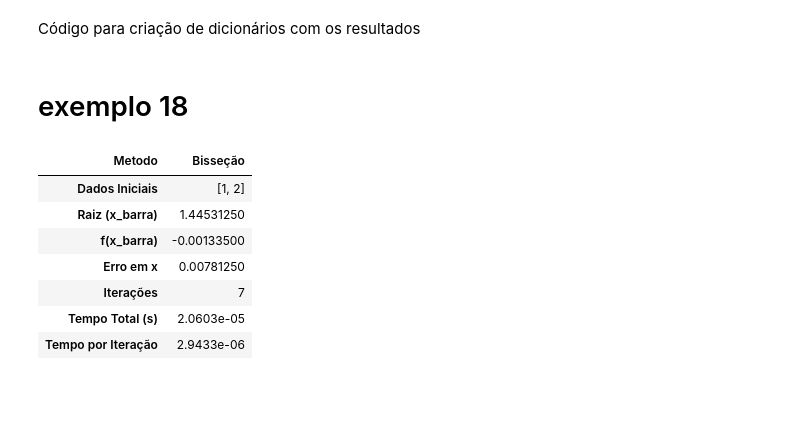
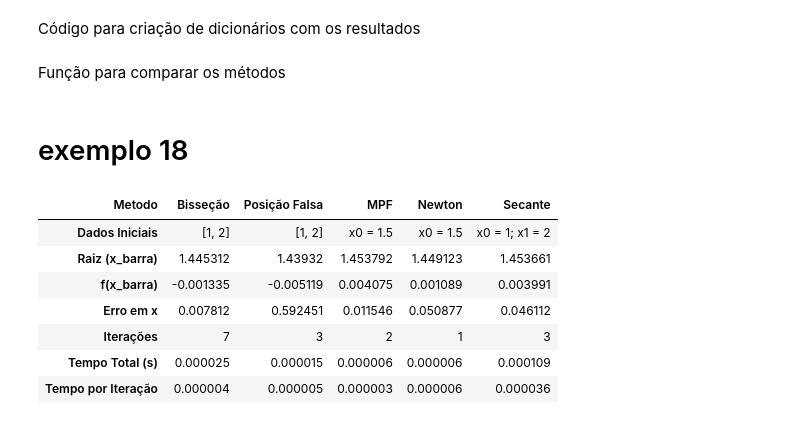
Before and after one commit to Itallo0708/Computational-Mathematics, a Jupyter notebook: notebooks/Atividade_2_1_Zero_reais_de_funções_reais.ipynb, the cells around one changed output. Drawn from its saved outputs; the diff is of its cells as text; code cells hidden in the pictures; blank space fills up the shorter version.

Commit message:
Adiciona até o exemplo 21 da questão A

```diff
--- a/notebooks/Atividade_2_1_Zero_reais_de_funções_reais.ipynb
+++ b/notebooks/Atividade_2_1_Zero_reais_de_funções_reais.ipynb
@@ -356,3 +356,5 @@ def criar_dicionario(nome_metodo, dados_iniciais_str, tupla_resultados):
         'Tempo Total (s)': t_total,
         'Tempo por Iteração': t_medio
     }
+# %% [markdown]
+Função para comparar os métodos
@@ -359,28 +393,31 @@ def criar_dicionario(nome_metodo, dados_iniciais_str, tupla_resultados):
 # %% [markdown]
 # exemplo 18
-# %%
-def funcao_exemplo18(x):
-  return math.exp(-(x**2)) - math.cos(x)
-
-a = 1
-b = 2
-epsilon = 10 ** (-2)
-
-resultados_bissecao = metodo_bissecao(funcao_exemplo18, a, b, epsilon)
-dict_bissecao = criar_dicionario("Bisseção", f"[{a}, {b}]", resultados_bissecao)
-
-lista_resultados = [dict_bissecao]
-
-
-tabela_exemplo18 = gerar_tabela_comparativa(lista_resultados)
-
-display(tabela_exemplo18)
-# %% [output]
-| Metodo | Bisseção |
-| Dados Iniciais | [1, 2] |
-| Raiz (x_barra) | 1.44531250 |
-| f(x_barra) | -0.00133500 |
-| Erro em x | 0.00781250 |
-| Iterações | 7 |
-| Tempo Total (s) | 2.0603e-05 |
-| Tempo por Iteração | 2.9433e-06 |
+# %%
+# dados do exemplo 18
+a = 1
+b = 2
+epsilon = 10 ** (-2)
+x0_mpf = 1.5
+x0_newton = 1.5
+x0_secante = 1
+x1_secante = 2
+
+def funcao_exemplo18(x):
+  return math.exp(-(x**2)) - math.cos(x)
+
+def phi_exemplo18(x):
+  return math.cos(x) - (math.exp(-x ** 2)) + x
+
+def derivada_f_exemplo18(x):
+  return -2 * x * math.exp(-x**2) + math.sin(x)
+
+comparar_metodos(funcao_exemplo18, phi_exemplo18, derivada_f_exemplo18, a, b, x0_newton, x0_mpf, x0_secante, x1_secante, epsilon)
+# %% [output]
+| Metodo | Bisseção | Posição Falsa | MPF | Newton | Secante |
+| Dados Iniciais | [1, 2] | [1, 2] | x0 = 1.5 | x0 = 1.5 | x0 = 1; x1 = 2 |
+| Raiz (x_barra) | 1.445312 | 1.43932 | 1.453792 | 1.449123 | 1.453661 |
+| f(x_barra) | -0.001335 | -0.005119 | 0.004075 | 0.001089 | 0.003991 |
+| Erro em x | 0.007812 | 0.592451 | 0.011546 | 0.050877 | 0.046112 |
+| Iterações | 7 | 3 | 2 | 1 | 3 |
+| Tempo Total (s) | 0.000025 | 0.000015 | 0.000006 | 0.000006 | 0.000109 |
+| Tempo por Iteração | 0.000004 | 0.000005 | 0.000003 | 0.000006 | 0.000036 |
```
Also changed, not shown: parts of 8 cells of this notebook.
